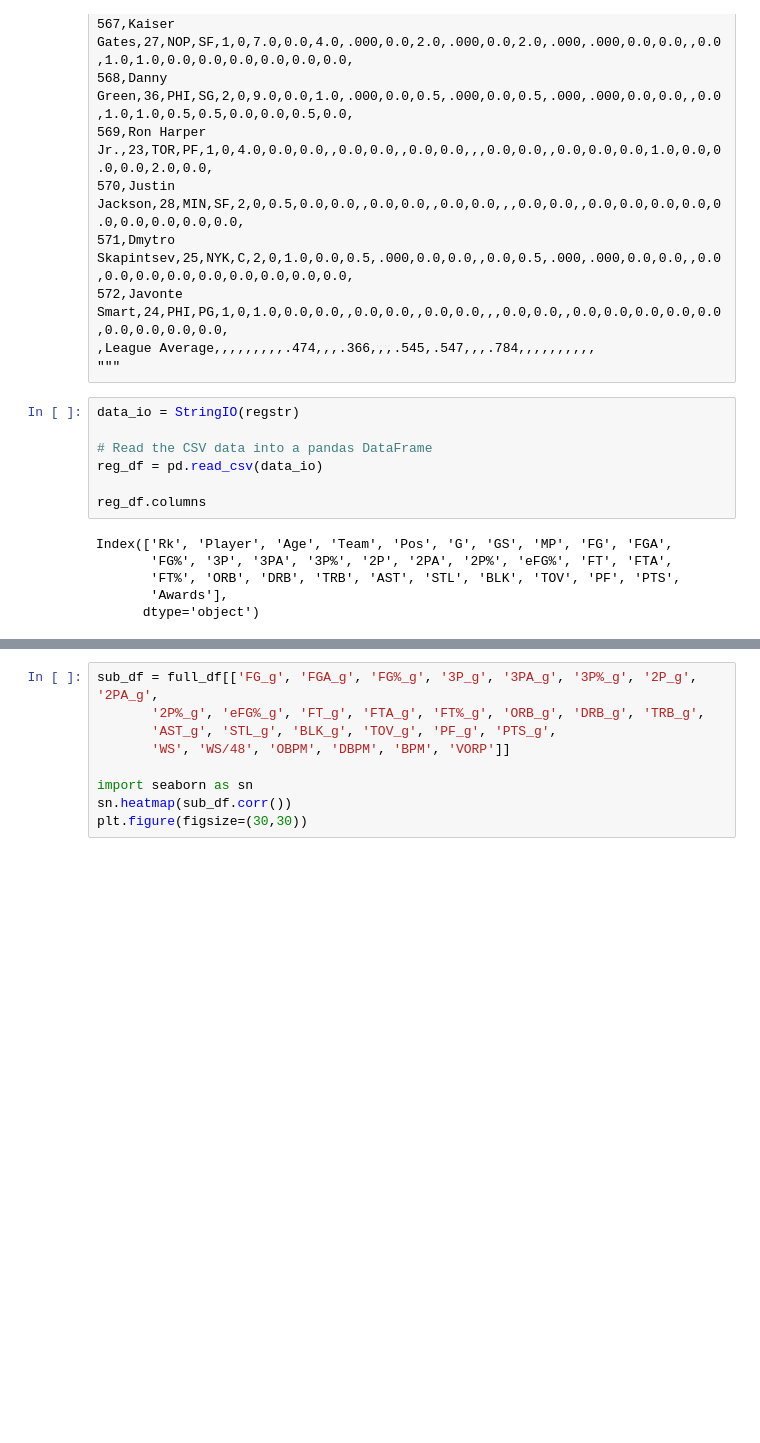
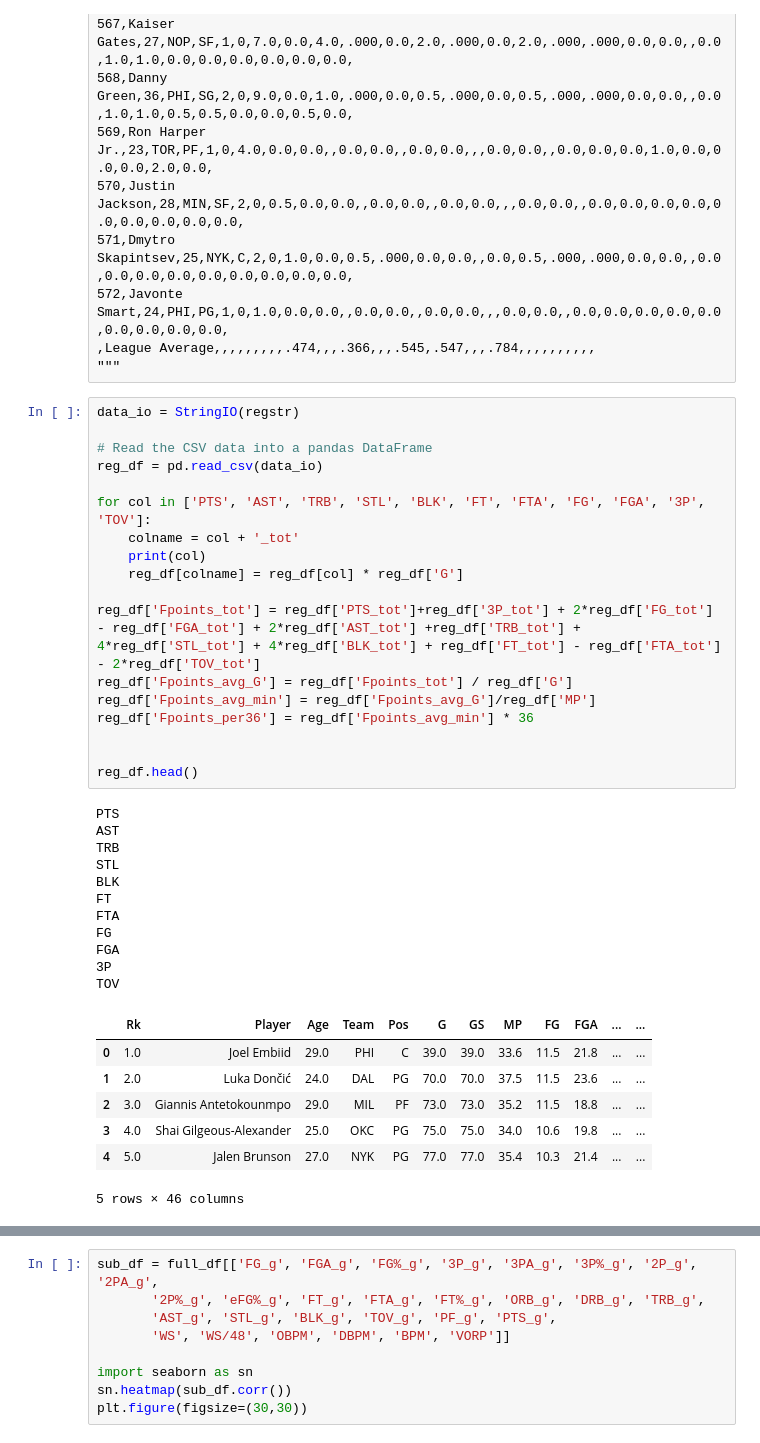
Before and after one commit to mcgillies/nbafantasy2024, a Jupyter notebook: data_creation.ipynb, the cells around one changed output, grey strips where cells are left out. Saved outputs shown, nothing was run; the diff lists cells and outputs as text; blank space fills up the shorter version.

```diff
--- a/data_creation.ipynb
+++ b/data_creation.ipynb
@@ -2088,16 +2088,40 @@ Rk,Player,Age,Team,Pos,G,GS,MP,FG,FGA,FG%,3P,3PA,3P%,2P,2PA,2P%,eFG%,FT,FTA,FT%,
 # %%
 data_io = StringIO(regstr)
 
 # Read the CSV data into a pandas DataFrame
 reg_df = pd.read_csv(data_io)
 
-reg_df.columns
+for col in ['PTS', 'AST', 'TRB', 'STL', 'BLK', 'FT', 'FTA', 'FG', 'FGA', '3P', 'TOV']:
+    colname = col + '_tot'
+    print(col)
+    reg_df[colname] = reg_df[col] * reg_df['G']
+
+reg_df['Fpoints_tot'] = reg_df['PTS_tot']+reg_df['3P_tot'] + 2*reg_df['FG_tot'] - reg_df['FGA_tot'] + 2*reg_df['AST_tot'] +reg_df['TRB_tot'] + 4*reg_df['STL_tot'] + 4*reg_df['BLK_tot'] + reg_df['FT_tot'] - reg_df['FTA_tot'] - 2*reg_df['TOV_tot']
+reg_df['Fpoints_avg_G'] = reg_df['Fpoints_tot'] / reg_df['G']
+reg_df['Fpoints_avg_min'] = reg_df['Fpoints_avg_G']/reg_df['MP']
+reg_df['Fpoints_per36'] = reg_df['Fpoints_avg_min'] * 36
+
+
+reg_df.head()
 # %% [output]
-Index(['Rk', 'Player', 'Age', 'Team', 'Pos', 'G', 'GS', 'MP', 'FG', 'FGA',
-       'FG%', '3P', '3PA', '3P%', '2P', '2PA', '2P%', 'eFG%', 'FT', 'FTA',
-       'FT%', 'ORB', 'DRB', 'TRB', 'AST', 'STL', 'BLK', 'TOV', 'PF', 'PTS',
-       'Awards'],
-      dtype='object')
+PTS
+AST
+TRB
+STL
+BLK
+FT
+FTA
+FG
+FGA
+3P
+TOV
+|  | Rk | Player | Age | Team | Pos | G | GS | MP | FG | FGA | ... | ... |
+| 0 | 1.0 | Joel Embiid | 29.0 | PHI | C | 39.0 | 39.0 | 33.6 | 11.5 | 21.8 | ... | ... |
+| 1 | 2.0 | Luka Dončić | 24.0 | DAL | PG | 70.0 | 70.0 | 37.5 | 11.5 | 23.6 | ... | ... |
+| 2 | 3.0 | Giannis Antetokounmpo | 29.0 | MIL | PF | 73.0 | 73.0 | 35.2 | 11.5 | 18.8 | ... | ... |
+| 3 | 4.0 | Shai Gilgeous-Alexander | 25.0 | OKC | PG | 75.0 | 75.0 | 34.0 | 10.6 | 19.8 | ... | ... |
+| 4 | 5.0 | Jalen Brunson | 27.0 | NYK | PG | 77.0 | 77.0 | 35.4 | 10.3 | 21.4 | ... | ... |
+5 rows × 46 columns
 # %%
 regadv_df = pd.merge(reg_df, adv_df, how = 'inner', on = 'Player')
 full_df = pd.merge(regadv_df, per_df, how = 'inner', on = 'Player')
```
Also changed, not shown: parts of 3 cells of this notebook, 2 other files.
